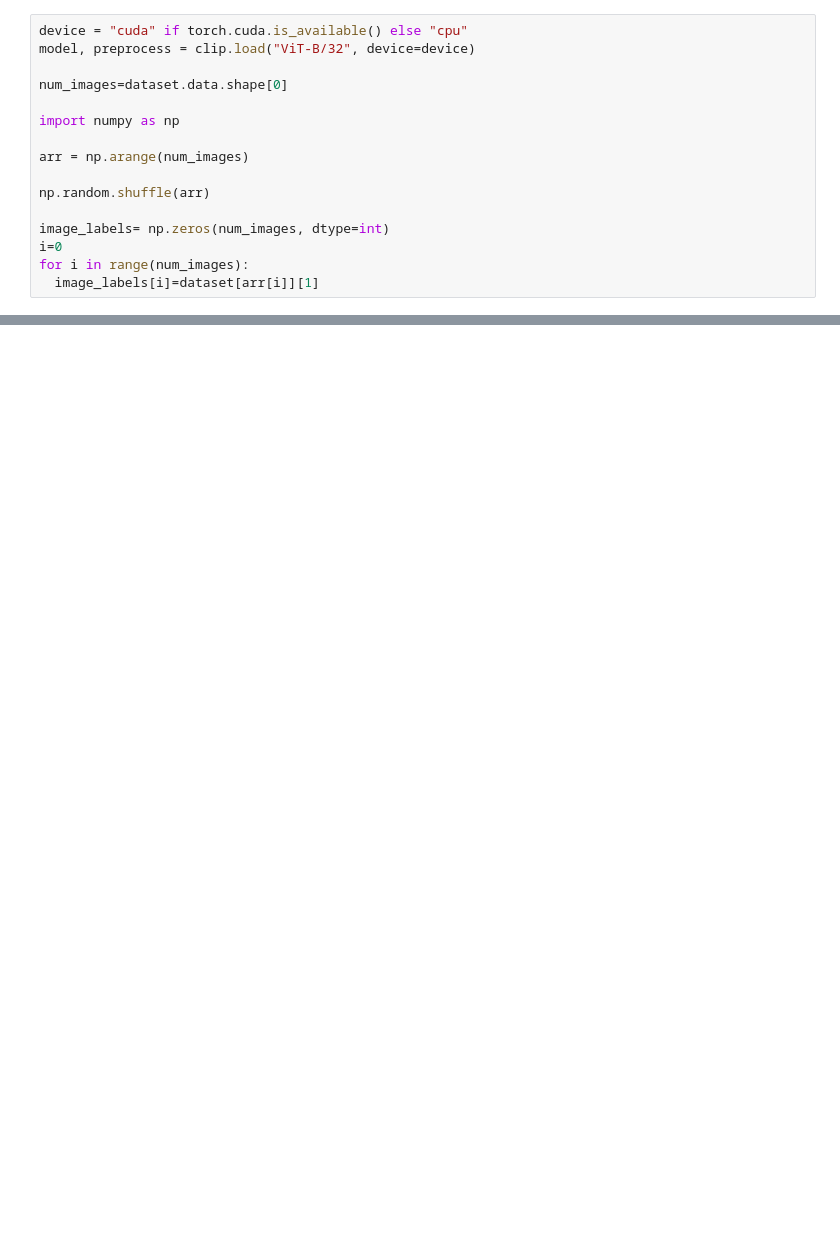
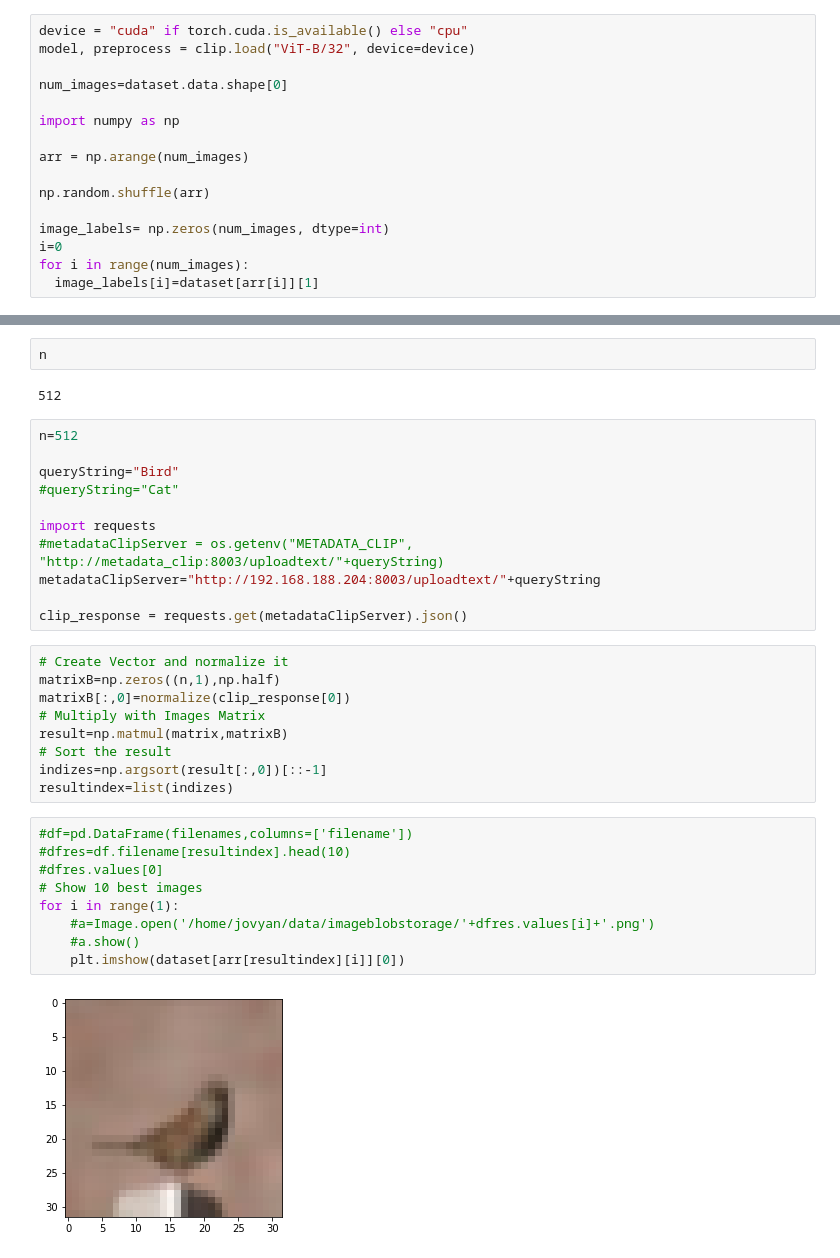
Before and after one commit to zillyf/datapipeline, a Jupyter notebook: datamining/notebooks/cifar.ipynb, the cells around one changed output, grey strips where cells are left out. Drawn from its saved outputs; the diff is of its cells as text; blank space fills up the shorter version.

```diff
--- a/datamining/notebooks/cifar.ipynb
+++ b/datamining/notebooks/cifar.ipynb
@@ -68,0 +215,35 @@ sns.scatterplot(
+# %%
+n
+# %% [output]
+512
+# %%
+n=512
+
+queryString="Bird"
+#queryString="Cat"
+
+import requests
+#metadataClipServer = os.getenv("METADATA_CLIP", "http://metadata_clip:8003/uploadtext/"+queryString)
+metadataClipServer="http://192.168.188.204:8003/uploadtext/"+queryString
+
+clip_response = requests.get(metadataClipServer).json()
+# %%
+# Create Vector and normalize it
+matrixB=np.zeros((n,1),np.half)
+matrixB[:,0]=normalize(clip_response[0])
+# Multiply with Images Matrix
+result=np.matmul(matrix,matrixB)
+# Sort the result
+indizes=np.argsort(result[:,0])[::-1]
+resultindex=list(indizes)
+# %%
+#df=pd.DataFrame(filenames,columns=['filename'])
+#dfres=df.filename[resultindex].head(10)
+#dfres.values[0]
+# Show 10 best images
+for i in range(1):
+    #a=Image.open('/home/jovyan/data/imageblobstorage/'+dfres.values[i]+'.png')
+    #a.show()
+    plt.imshow(dataset[arr[resultindex][i]][0])
+# %% [output]
+[figure, added]
```
Also changed, not shown: parts of 16 cells of this notebook, 3 other files.
